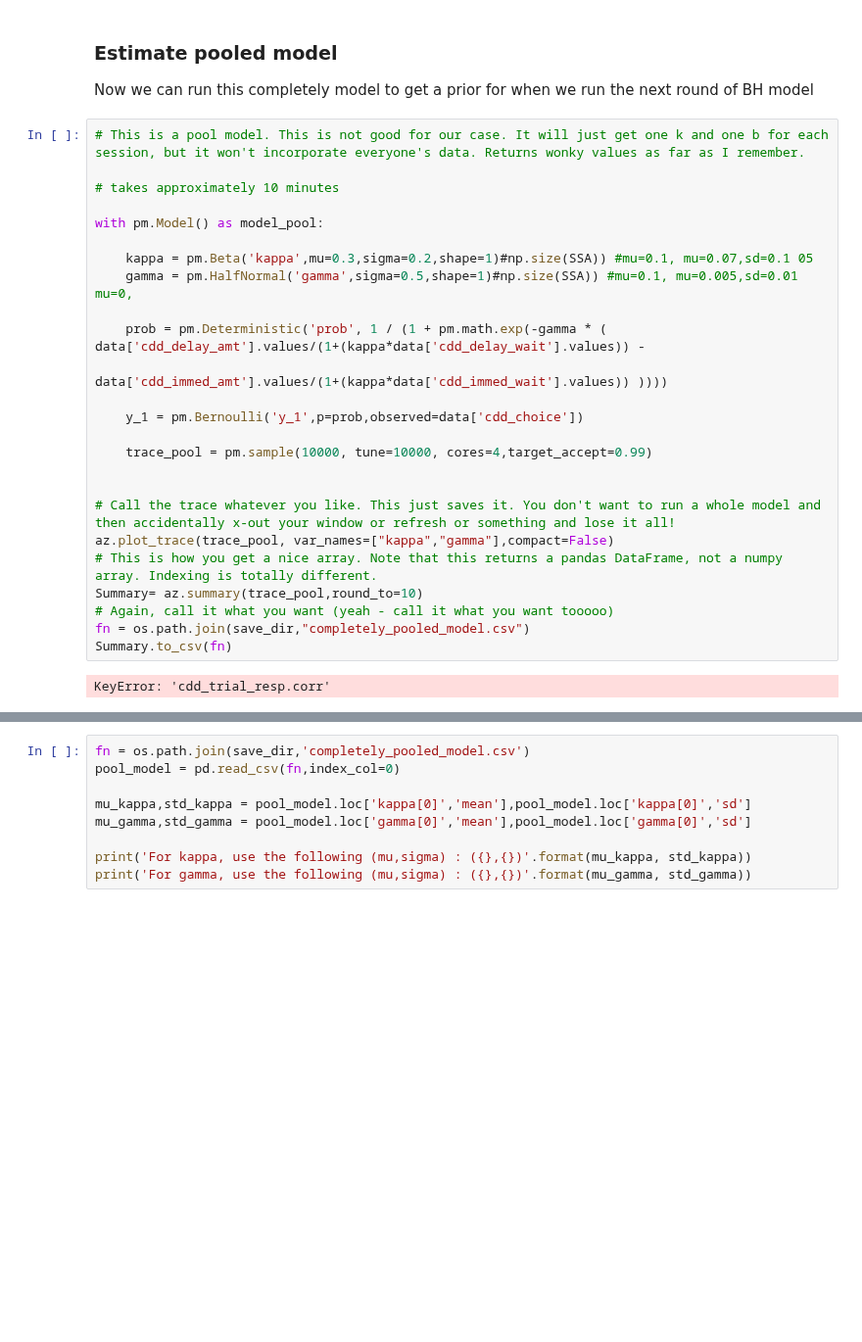
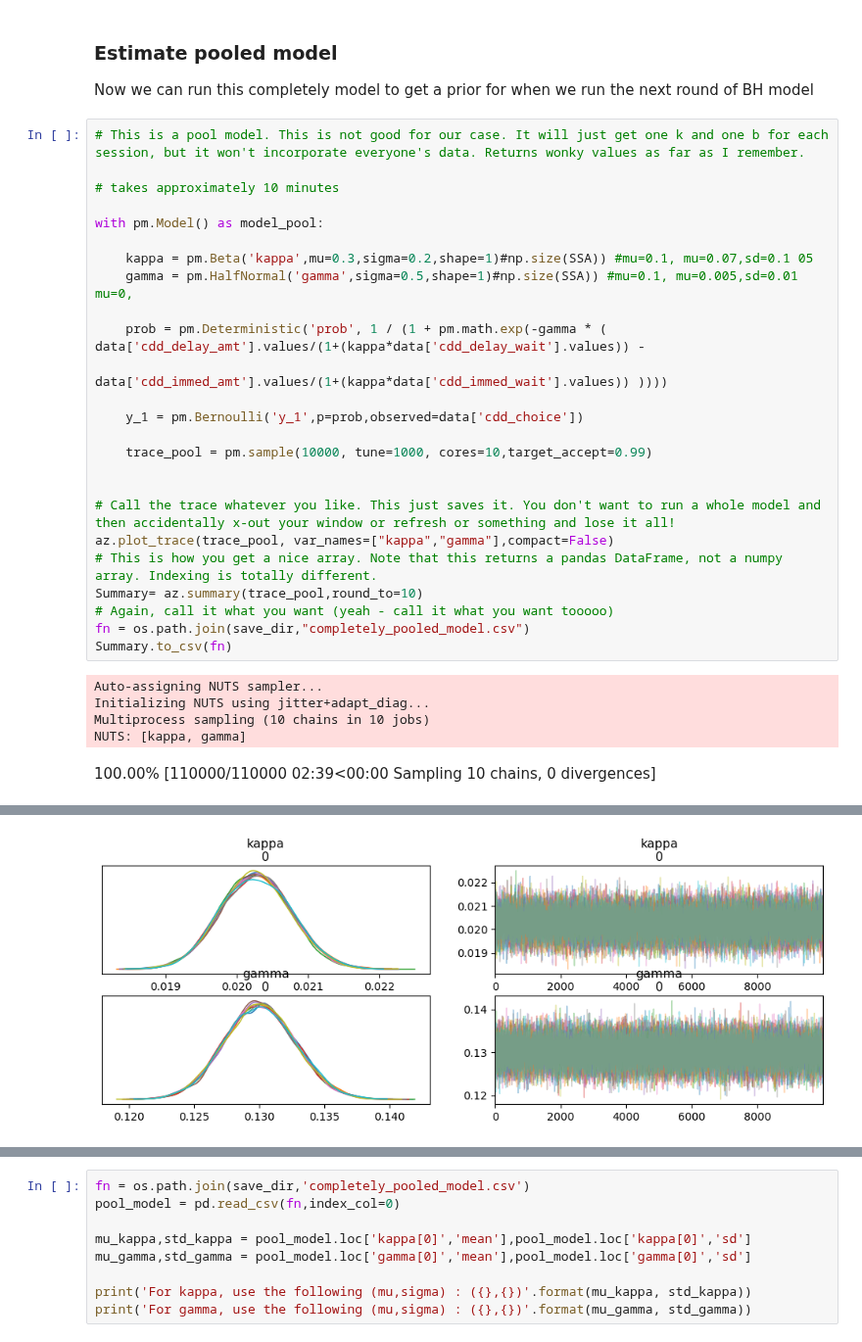
Before and after one commit to CDN-Lab/BH_model, a Jupyter notebook: complete_pool_as_prior.ipynb, the cells around one changed output, grey strips where cells are left out. Shown at 98% size. Saved outputs shown, nothing was run; the diff lists cells and outputs as text; blank space fills up the shorter version.

Commit message:
reran with 10 chains, nice diagnostics

```diff
--- a/complete_pool_as_prior.ipynb
+++ b/complete_pool_as_prior.ipynb
@@ -128,7 +117,7 @@ with pm.Model() as model_pool:
 
     y_1 = pm.Bernoulli('y_1',p=prob,observed=data['cdd_choice'])
 
-    trace_pool = pm.sample(10000, tune=10000, cores=4,target_accept=0.99)
+    trace_pool = pm.sample(10000, tune=1000, cores=10,target_accept=0.99)
 
 
 # Call the trace whatever you like. This just saves it. You don't want to run a whole model and then accidentally x-out your window or refresh or something and lose it all!
@@ -139,4 +128,8 @@ Summary= az.summary(trace_pool,round_to=10)
 fn = os.path.join(save_dir,"completely_pooled_model.csv")
 Summary.to_csv(fn)
 # %% [output]
-KeyError: 'cdd_trial_resp.corr'
+Auto-assigning NUTS sampler...
+Initializing NUTS using jitter+adapt_diag...
+Multiprocess sampling (10 chains in 10 jobs)
+NUTS: [kappa, gamma]
+100.00% [110000/110000 02:39<00:00 Sampling 10 chains, 0 divergences]
@@ -142,0 +137 @@ KeyError: 'cdd_trial_resp.corr'
+[figure, added]
```
Also changed, not shown: parts of 6 cells of this notebook.
